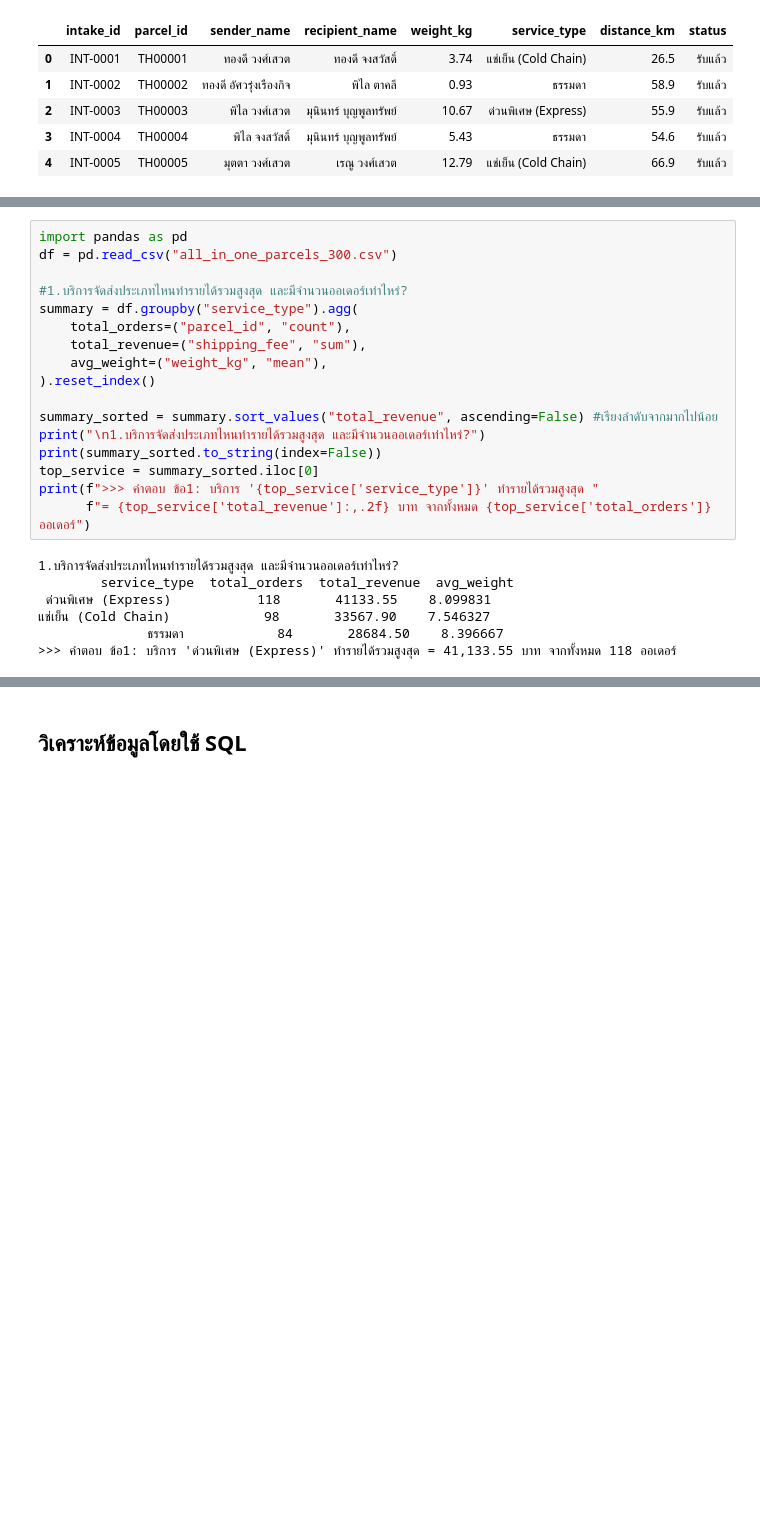
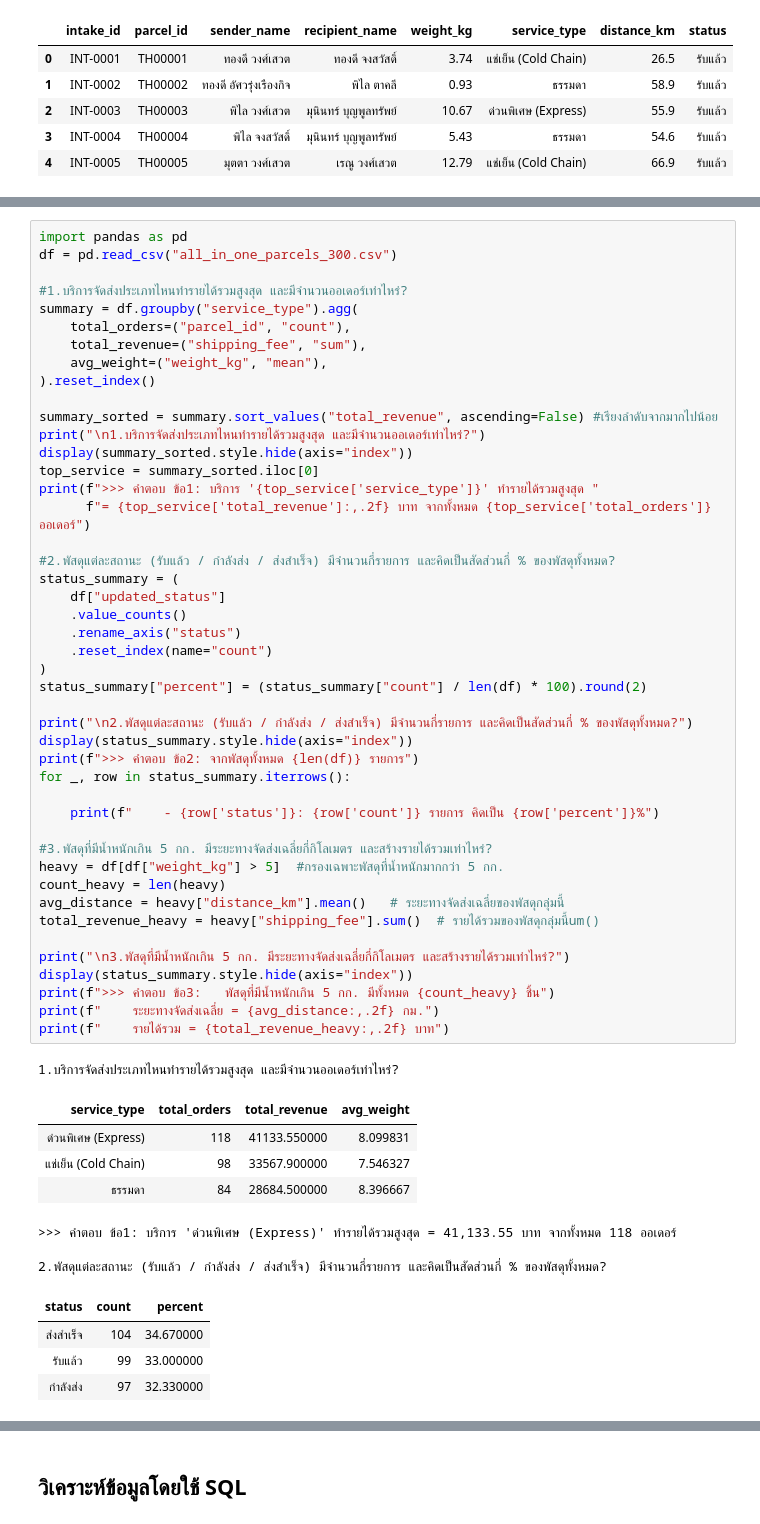
Before and after one commit to teemaphorn/delivery-project, a Jupyter notebook: Project_Parcel_Analysis.ipynb, the cells around one changed output, grey strips where cells are left out. Drawn from its saved outputs; the diff is of its cells as text; blank space fills up the shorter version.

```diff
--- a/Project_Parcel_Analysis.ipynb
+++ b/Project_Parcel_Analysis.ipynb
@@ -274,24 +276,58 @@ display(df_result)
 # %%
 import pandas as pd
 df = pd.read_csv("all_in_one_parcels_300.csv")
 
 #1.บริการจัดส่งประเภทไหนทำรายได้รวมสูงสุด และมีจำนวนออเดอร์เท่าไหร่?
 summary = df.groupby("service_type").agg(
     total_orders=("parcel_id", "count"),
     total_revenue=("shipping_fee", "sum"),
     avg_weight=("weight_kg", "mean"),
 ).reset_index()
 
 summary_sorted = summary.sort_values("total_revenue", ascending=False) #เรียงลำดับจากมากไปน้อย
 print("\n1.บริการจัดส่งประเภทไหนทำรายได้รวมสูงสุด และมีจำนวนออเดอร์เท่าไหร่?")
-print(summary_sorted.to_string(index=False))
+display(summary_sorted.style.hide(axis="index"))
 top_service = summary_sorted.iloc[0]
 print(f">>> คำตอบ ข้อ1: บริการ '{top_service['service_type']}' ทำรายได้รวมสูงสุด "
       f"= {top_service['total_revenue']:,.2f} บาท จากทั้งหมด {top_service['total_orders']} ออเดอร์")
+
+#2.พัสดุแต่ละสถานะ (รับแล้ว / กำลังส่ง / ส่งสำเร็จ) มีจำนวนกี่รายการ และคิดเป็นสัดส่วนกี่ % ของพัสดุทั้งหมด?
+status_summary = (
+    df["updated_status"]
+    .value_counts()
+    .rename_axis("status")
+    .reset_index(name="count")
+)
+status_summary["percent"] = (status_summary["count"] / len(df) * 100).round(2)
+
+print("\n2.พัสดุแต่ละสถานะ (รับแล้ว / กำลังส่ง / ส่งสำเร็จ) มีจำนวนกี่รายการ และคิดเป็นสัดส่วนกี่ % ของพัสดุทั้งหมด?")
+display(status_summary.style.hide(axis="index"))
+print(f">>> คำตอบ ข้อ2: จากพัสดุทั้งหมด {len(df)} รายการ")
+for _, row in status_summary.iterrows():
+
+    print(f"    - {row['status']}: {row['count']} รายการ คิดเป็น {row['percent']}%")
+
+#3.พัสดุที่มีน้ำหนักเกิน 5 กก. มีระยะทางจัดส่งเฉลี่ยกี่กิโลเมตร และสร้างรายได้รวมเท่าไหร่?
+heavy = df[df["weight_kg"] > 5]  #กรองเฉพาะพัสดุที่น้ำหนักมากกว่า 5 กก.
+count_heavy = len(heavy)
+avg_distance = heavy["distance_km"].mean()   # ระยะทางจัดส่งเฉลี่ยของพัสดุกลุ่มนี้
+total_revenue_heavy = heavy["shipping_fee"].sum()  # รายได้รวมของพัสดุกลุ่มนี้um()
+
+print("\n3.พัสดุที่มีน้ำหนักเกิน 5 กก. มีระยะทางจัดส่งเฉลี่ยกี่กิโลเมตร และสร้างรายได้รวมเท่าไหร่?")
+display(status_summary.style.hide(axis="index"))
+print(f">>> คำตอบ ข้อ3:   พัสดุที่มีน้ำหนักเกิน 5 กก. มีทั้งหมด {count_heavy} ชิ้น")
+print(f"    ระยะทางจัดส่งเฉลี่ย = {avg_distance:,.2f} กม.")
+print(f"    รายได้รวม = {total_revenue_heavy:,.2f} บาท")
 # %% [output]
 1.บริการจัดส่งประเภทไหนทำรายได้รวมสูงสุด และมีจำนวนออเดอร์เท่าไหร่?
-        service_type  total_orders  total_revenue  avg_weight
- ด่วนพิเศษ (Express)           118       41133.55    8.099831
-แช่เย็น (Cold Chain)            98       33567.90    7.546327
-              ธรรมดา            84       28684.50    8.396667
->>> คำตอบ ข้อ1: บริการ 'ด่วนพิเศษ (Express)' ทำรายได้รวมสูงสุด = 41,133.55 บาท จากทั้งหมด 118 ออเดอร์
+| service_type | total_orders | total_revenue | avg_weight |
+| ด่วนพิเศษ (Express) | 118 | 41133.550000 | 8.099831 |
+| แช่เย็น (Cold Chain) | 98 | 33567.900000 | 7.546327 |
+| ธรรมดา | 84 | 28684.500000 | 8.396667 |
+>>> คำตอบ ข้อ1: บริการ 'ด่วนพิเศษ (Express)' ทำรายได้รวมสูงสุด = 41,133.55 บาท จากทั้งหมด 118 ออเดอร์
+
+2.พัสดุแต่ละสถานะ (รับแล้ว / กำลังส่ง / ส่งสำเร็จ) มีจำนวนกี่รายการ และคิดเป็นสัดส่วนกี่ % ของพัสดุทั้งหมด?
+| status | count | percent |
+| ส่งสำเร็จ | 104 | 34.670000 |
+| รับแล้ว | 99 | 33.000000 |
+| กำลังส่ง | 97 | 32.330000 |
```
Also changed, not shown: parts of 2 cells of this notebook.
